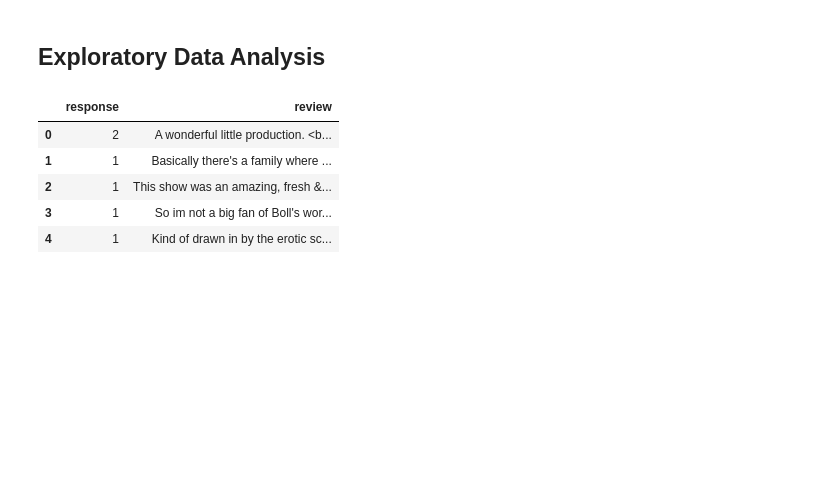
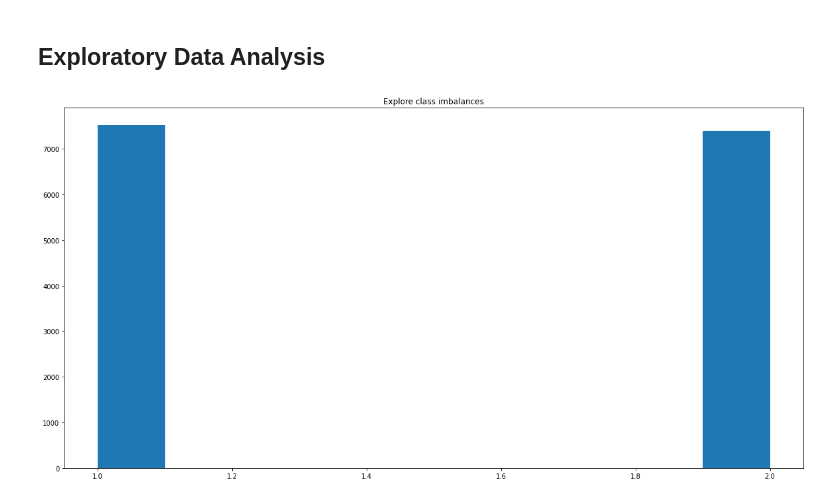
Before and after one commit to cyrilmichino/IMDB-sentiment-classifier, a Jupyter notebook: notebook.ipynb, the cells around one changed output. Drawn from its saved outputs; the diff is of its cells as text; code cells hidden in the pictures; blank space fills up the shorter version.

```diff
--- a/notebook.ipynb
+++ b/notebook.ipynb
@@ -13,12 +51,10 @@ warnings.filterwarnings('once')
 # %% [markdown]
 ## Exploratory Data Analysis
-# %%
-df = pd.read_csv('data/train.csv')
-df.head()
-# %% [output]
-|  | response | review |
-| 0 | 2 | A wonderful little production. <b... |
-| 1 | 1 | Basically there's a family where ... |
-| 2 | 1 | This show was an amazing, fresh &... |
-| 3 | 1 | So im not a big fan of Boll's wor... |
-| 4 | 1 | Kind of drawn in by the erotic sc... |
+# %%
+#Exploring the classification distribution to find possible class imbalances
+plt.figure(figsize=(20,10))
+plt.hist(df.response)
+plt.title('Explore class imbalances')
+plt.show()
+# %% [output]
+[figure, added]
```
Also changed, not shown: parts of 8 cells of this notebook.
